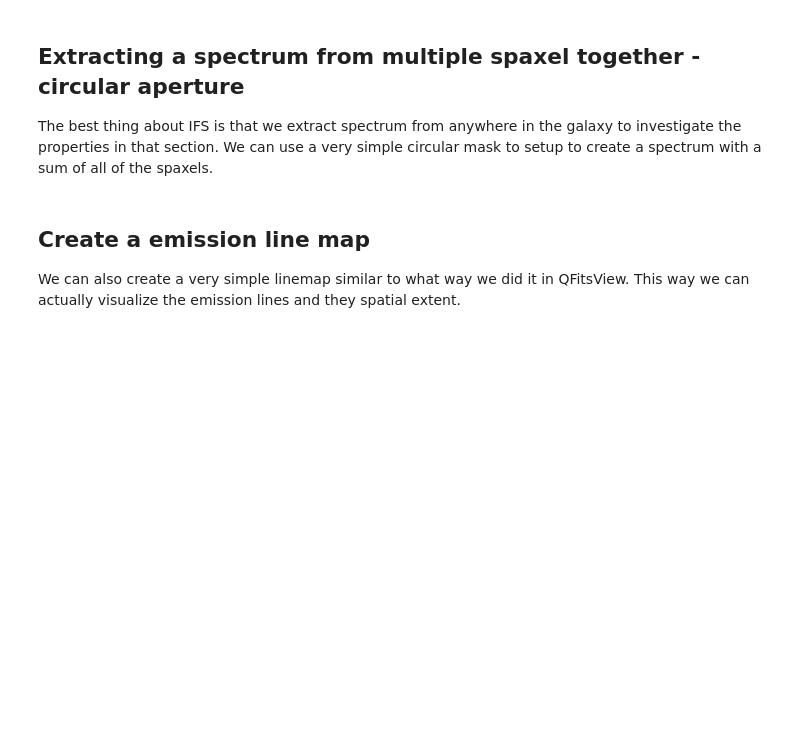
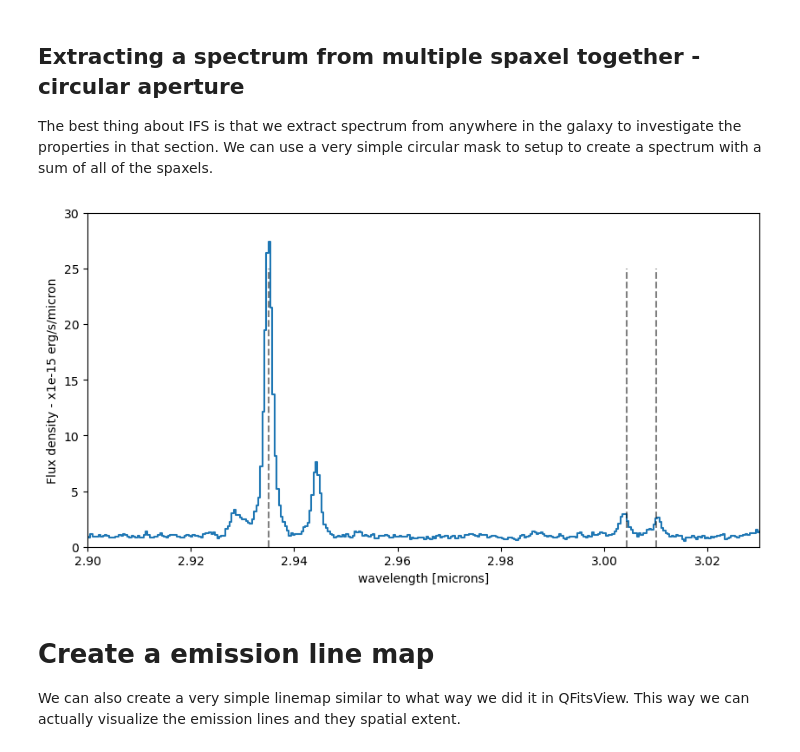
Before and after one commit to honzascholtz/Qubespec, a Jupyter notebook: Tutorial/Torun_school/1_Basic_IFS.ipynb, the cells around one changed output. Cells and saved outputs as stored; diff of their text form; code cells hidden in the pictures; blank space fills up the shorter version.

```diff
--- a/Tutorial/Torun_school/1_Basic_IFS.ipynb
+++ b/Tutorial/Torun_school/1_Basic_IFS.ipynb
@@ -152,6 +160,7 @@ def sp_circ_ap(cenx,ceny,rad,Flux_cube):
     nwl = len(Flux_cube[:,0,0])
     nx = len(Flux_cube[0,0,:])
     ny = len(Flux_cube[0,:,0])
+    nwl, ny, nx = Flux_cube.shape
     # creates array with one spectrum per row
     intermarray = np.full((nwl,nx*ny), np.nan)
     # fills it with nans
@@ -170,35 +179,37 @@ def sp_circ_ap(cenx,ceny,rad,Flux_cube):
     return outspec
 
 # This function extracts the spectrum from a circular aperture of radius 5 pixels centered on the sp
 D1_spec = sp_circ_ap(44,47,5,Flux_cube) # 5 pixel radius aperture centered on the spaxel at (44,47)
 
 D1_spec = np.ma.masked_invalid(D1_spec ) # Mask invalid values (nans, infs etc.)
 
 f, ax = plt.subplots(1, 1, figsize=(10, 5))
 
 x,y  = 44,47 # Coordinates of the spaxel we want to extract the spectrum from
 ax.plot( obs_wave, D1_spec, drawstyle='steps-mid')
 ax.set_xlabel('wavelength [microns]')
 ax.set_ylabel('Flux density - x1e-15 erg/s/micron')
 
 ylow = -0.0
 yhig = 25
 
 ax.vlines(0.5008*(1+z),ylow,yhig, linestyle='dashed',color='orange', alpha=0.8)
 ax.vlines(0.6300*(1+z),ylow,yhig, linestyle='dashed',color='orange', alpha=0.8)
 
 ax.vlines(0.6563*(1+z),ylow,yhig, linestyle='dashed',color='k', alpha=0.5)
 ax.vlines(0.4861*(1+z),ylow,yhig, linestyle='dashed',color='k', alpha=0.5)
 
 ax.vlines(0.6731*(1+z),ylow,yhig, linestyle='dashed',color='k', alpha=0.5)
 ax.vlines(0.6718*(1+z),ylow,yhig, linestyle='dashed',color='k', alpha=0.5)
 
 ax.set_xlim(2.9,3.03)
 ax.set_ylim(-0.,30.)
 
 plt.show()
+# %% [output]
+[figure, added]
 # %% [markdown]
-## Create a emission line map
+# Create a emission line map
 
 We can also create a very simple linemap similar to what way we did it in QFitsView. This way we can actually visualize the emission lines and they spatial extent.
 # %%
```
Also changed, not shown: parts of 17 cells of this notebook, 3 other files.
